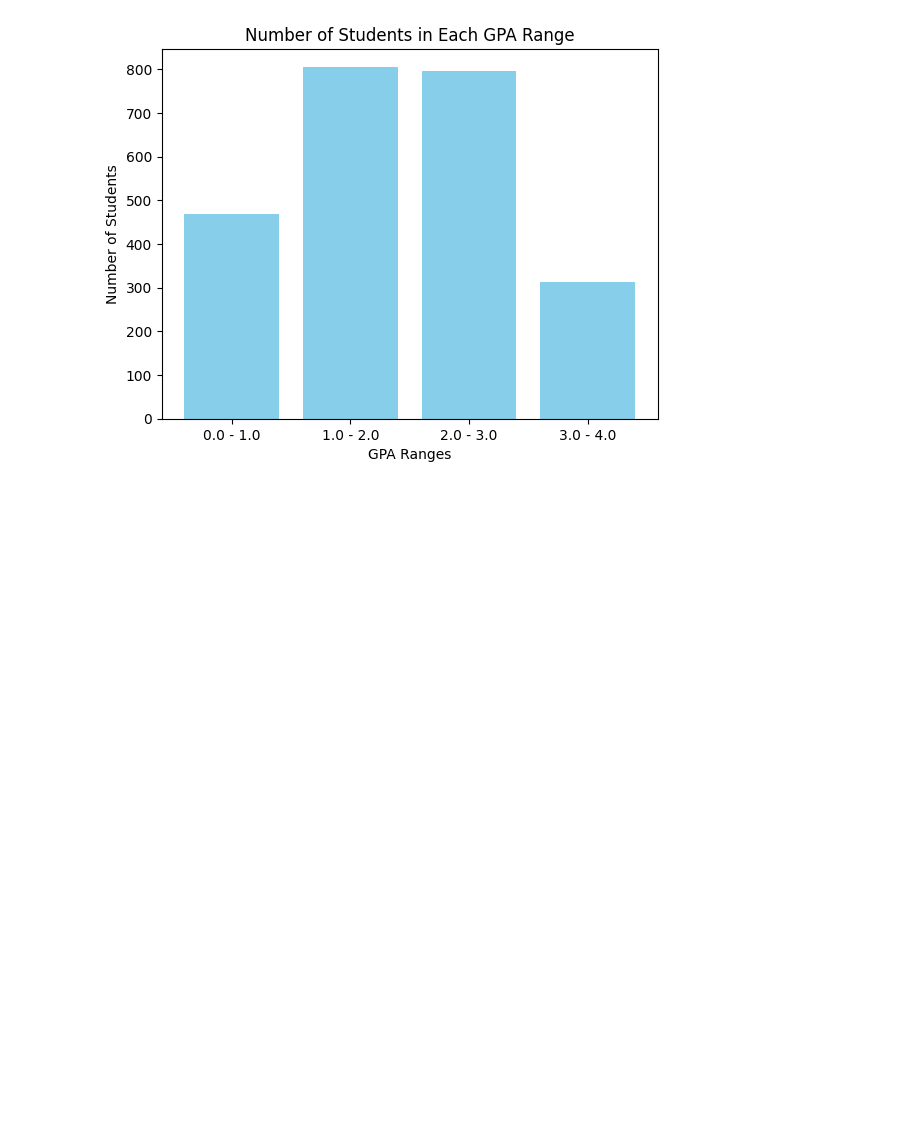
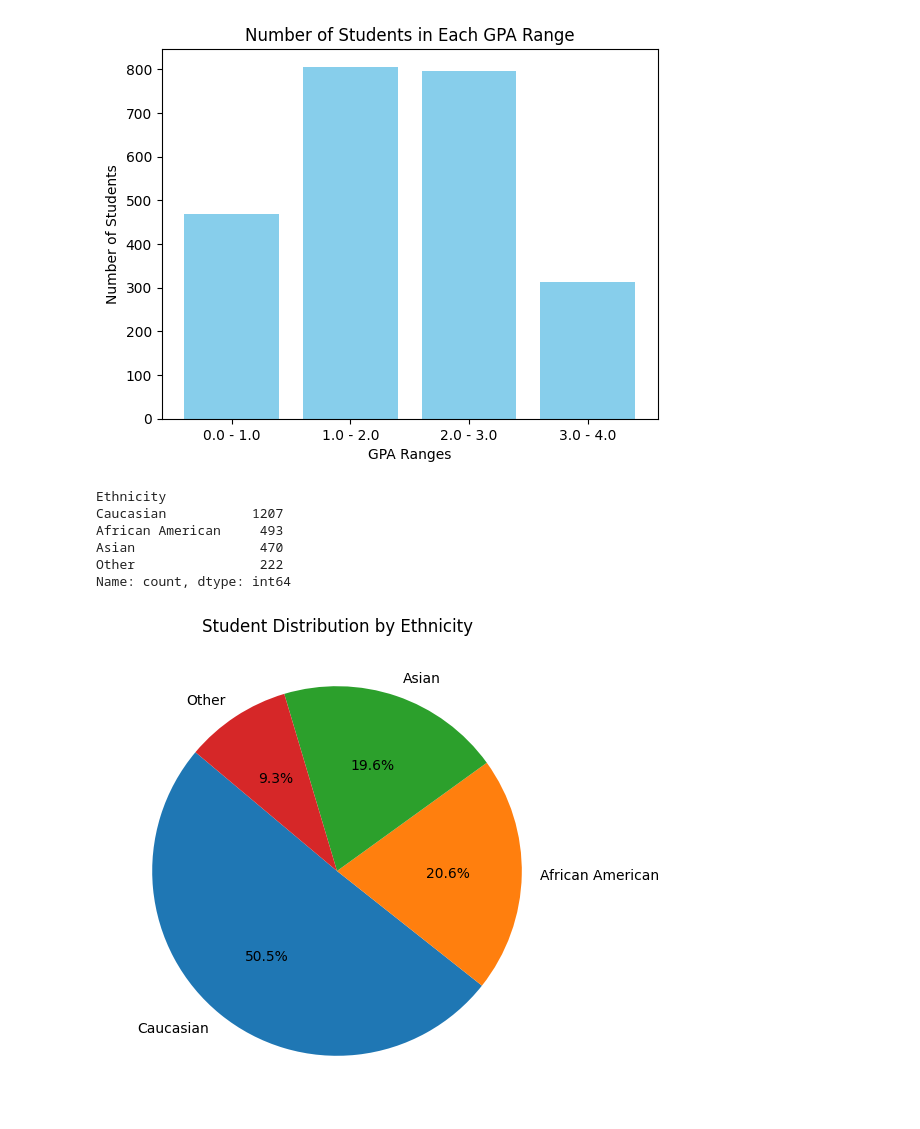
Before and after one commit to build-summer-2024/async-teal-michael-final-project, a Jupyter notebook: final_project.ipynb, the cells around one changed output. Drawn from its saved outputs; the diff is of its cells as text; code cells hidden in the pictures; blank space fills up the shorter version.

Commit message:
Question 8

```diff
--- a/final_project.ipynb
+++ b/final_project.ipynb
@@ -250,3 +252,31 @@ plt.ylabel('Number of Students')
 plt.show()
 # %% [output]
 [figure]
+# %%
+#Question 8: What is the ethnic breakdown of the sample?
+ethnicity_number= student_data['Ethnicity'].value_counts().sort_index()
+
+# Display the results
+ethnicity = {0: 'Caucasian', 1: 'African American', 2: 'Asian', 3: 'Other'}
+ethnicity_count = ethnicity_number.rename(index=ethnicity)
+print(ethnicity_count)
+# %% [output]
+Ethnicity
+Caucasian           1207
+African American     493
+Asian                470
+Other                222
+Name: count, dtype: int64
+# %%
+#Question 8 Visualization
+ethnicity_count = ethnicity_number.rename(index=ethnicity)
+
+# Create the pie chart
+plt.figure(figsize=(6,6))
+plt.pie(ethnicity_count, labels=ethnicity_count.index, autopct='%1.1f%%', startangle=140)
+
+# Add a title and display the pie chart
+plt.title('Student Distribution by Ethnicity')
+plt.show()
+# %% [output]
+[figure, added]
```
Also changed, not shown: parts of 2 cells of this notebook, 2 other files.
